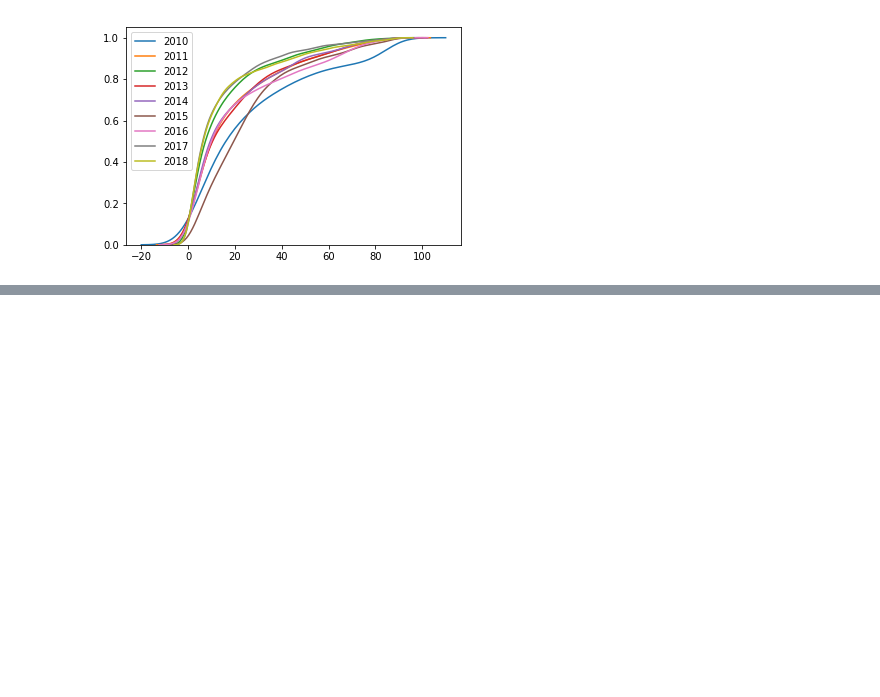
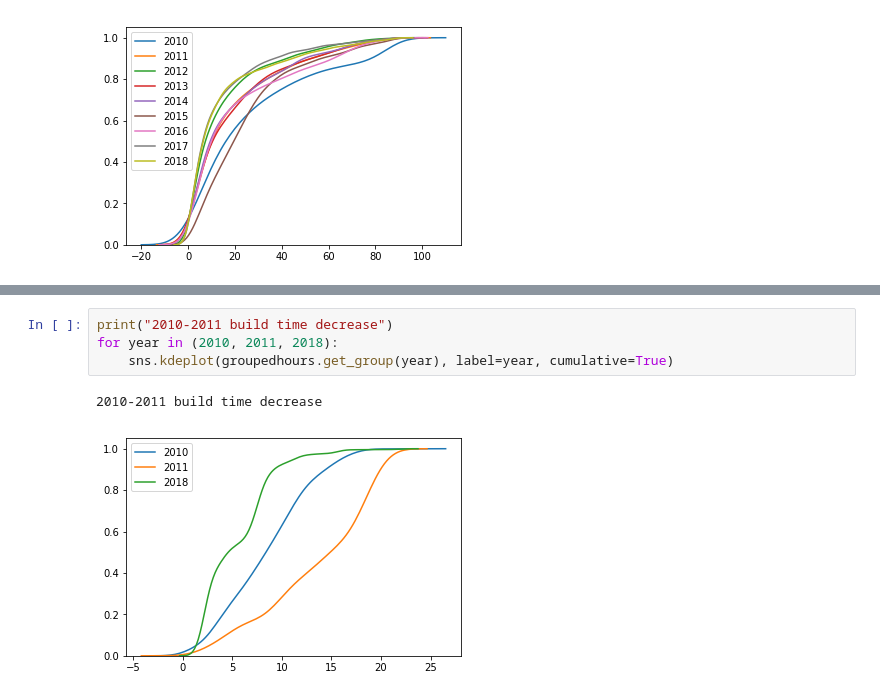
Before and after one commit to mars-f/firefox-workflow-analysis, a Jupyter notebook: october-workflow-last-8-years.ipynb, the cells around one changed output, grey strips where cells are left out. Drawn from its saved outputs; the diff is of its cells as text; blank space fills up the shorter version.

```diff
--- a/analysis.ipynb
+++ b/october-workflow-last-8-years.ipynb
@@ -218 +263,8 @@ milestone_years = (2012, 2013, 2015, 2018)
+# %%
+print("2010-2011 build time decrease")
+for year in (2010, 2011, 2018):
+    sns.kdeplot(groupedhours.get_group(year), label=year, cumulative=True)
+# %% [output]
+2010-2011 build time decrease
+[figure, added]
 # %%
```
Also changed, not shown: parts of 19 cells of this notebook, 2 other files.
